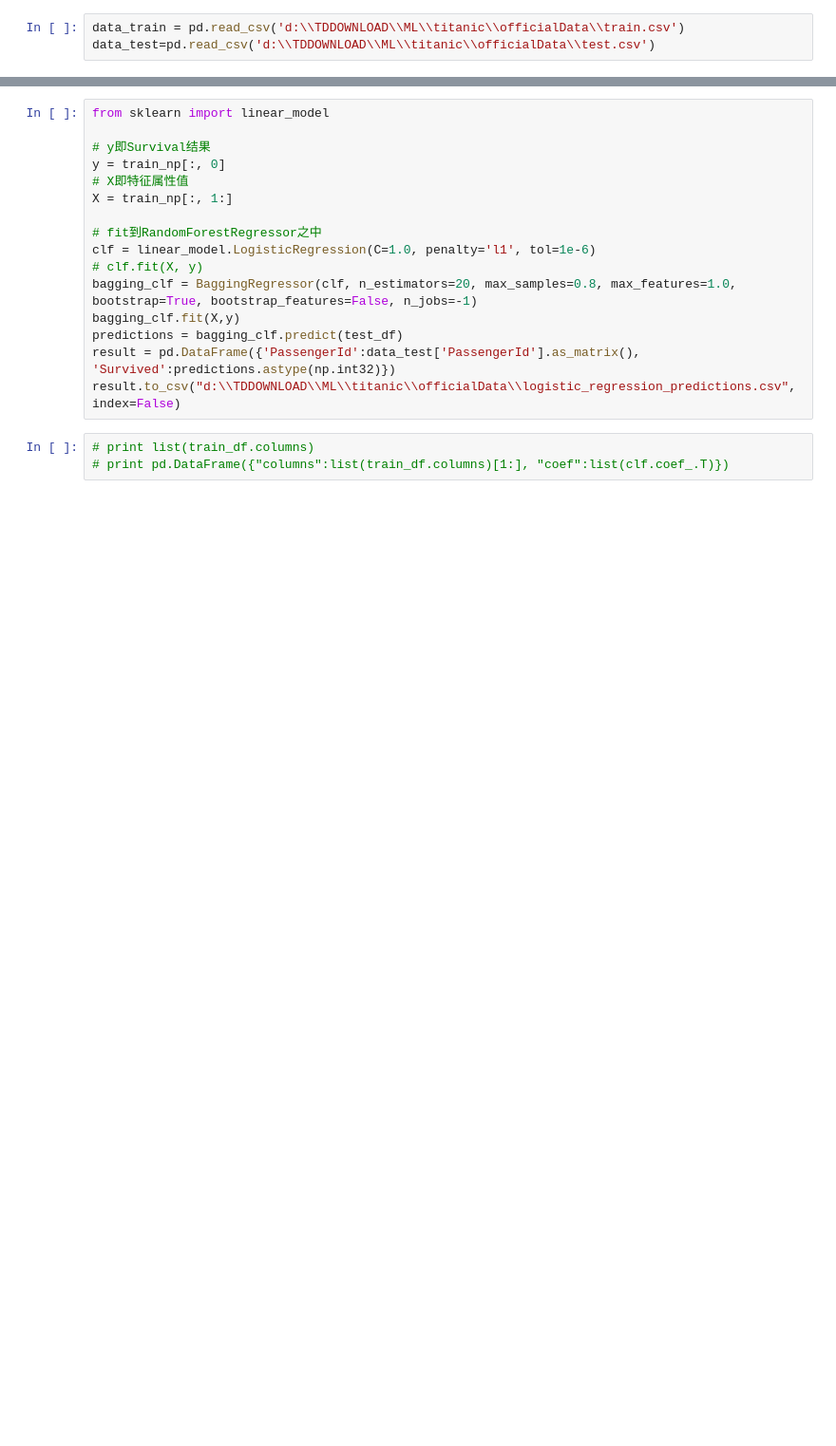
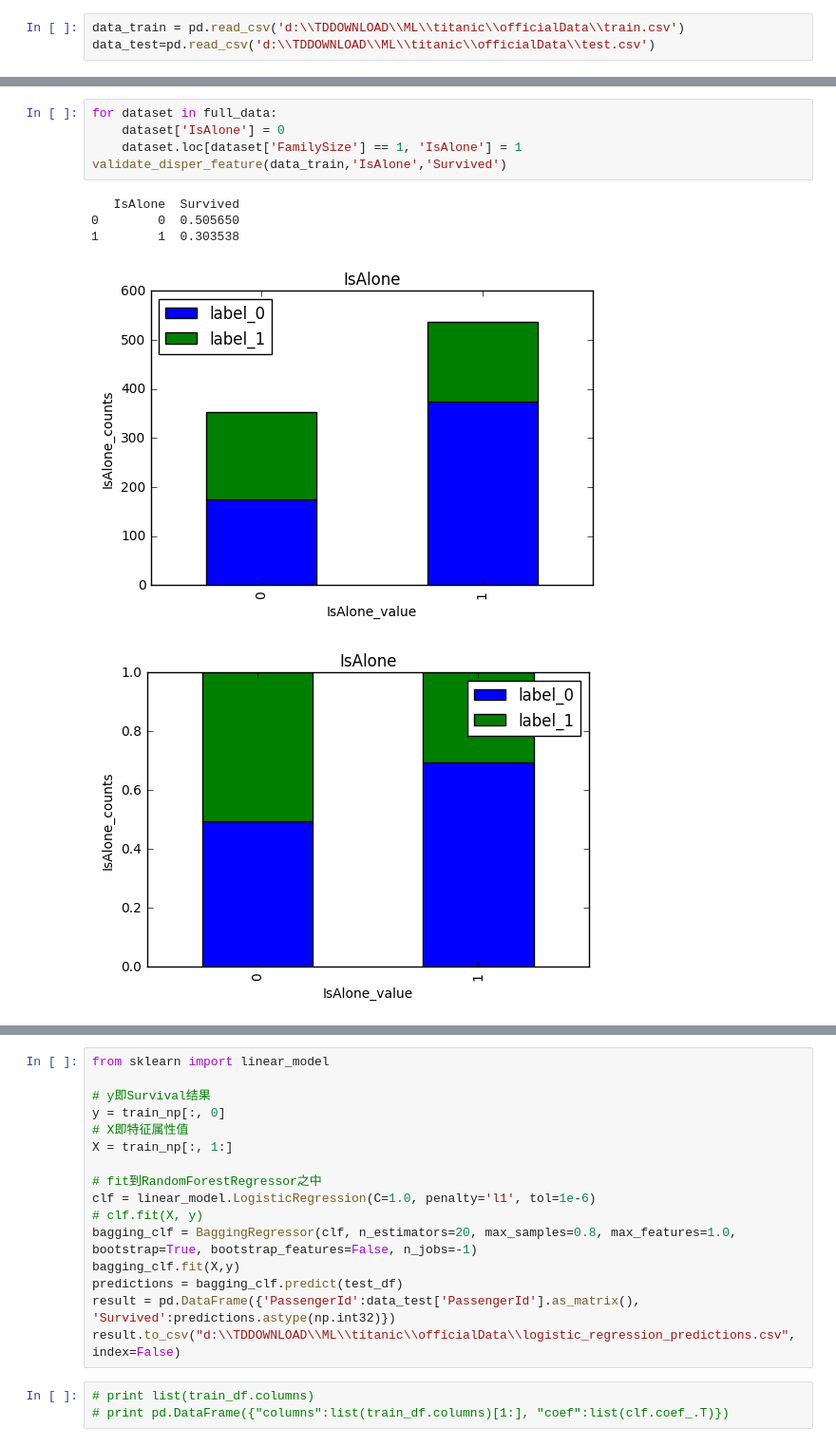
Before and after one commit to Jahvey/PYTHON_kaggle_titanic, a Jupyter notebook: my titanic.ipynb, the cells around one changed output, grey strips where cells are left out. Shown at 95% size. Drawn from its saved outputs; the diff is of its cells as text; blank space fills up the shorter version.

```diff
--- a/my titanic.ipynb
+++ b/my titanic.ipynb
@@ -259,0 +266,11 @@ value_set Int64Index([0, 1], dtype='int64')
+# %%
+for dataset in full_data:
+    dataset['IsAlone'] = 0
+    dataset.loc[dataset['FamilySize'] == 1, 'IsAlone'] = 1
+validate_disper_feature(data_train,'IsAlone','Survived')
+# %% [output]
+   IsAlone  Survived
+0        0  0.505650
+1        1  0.303538
+[figure, added]
+[figure, added]
```
Also changed, not shown: parts of 21 cells of this notebook.
